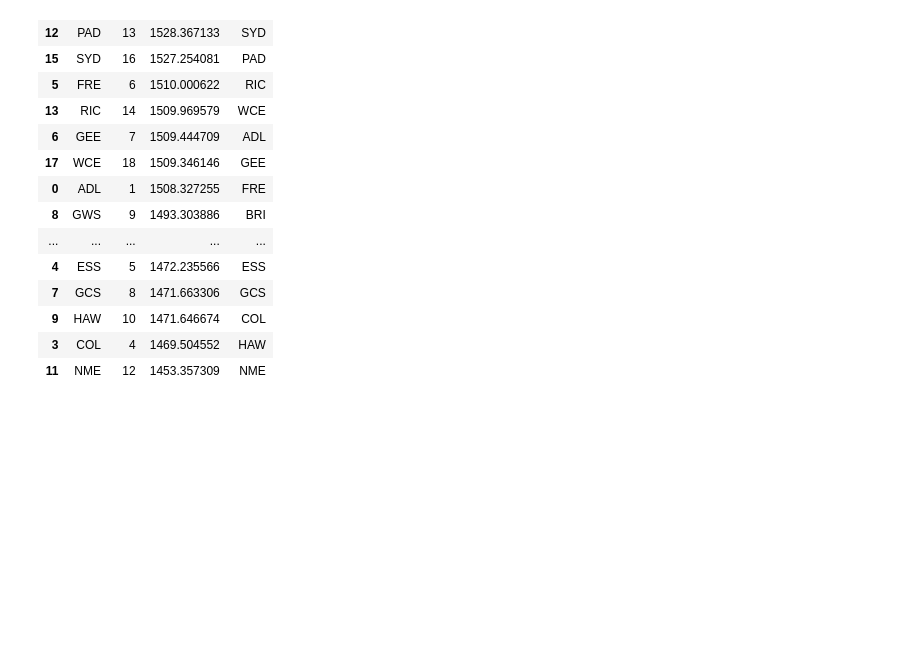
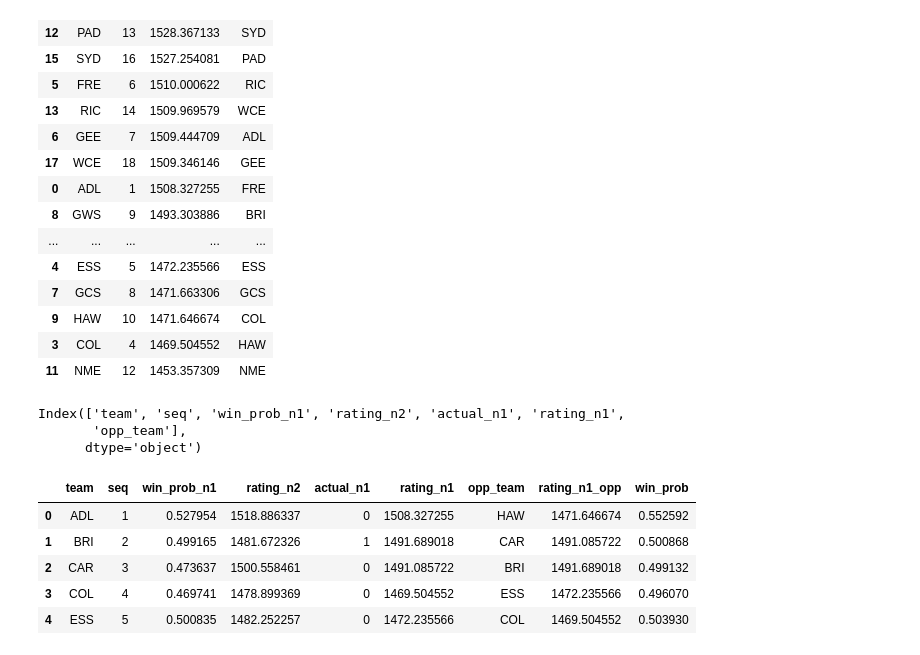
Before and after one commit to stevegabriel1/afl_elo_ratings, a Jupyter notebook: basic_version.ipynb, the cells around one changed output. Drawn from its saved outputs; the diff is of its cells as text; code cells hidden in the pictures; blank space fills up the shorter version.

```diff
--- a/basic_version.ipynb
+++ b/basic_version.ipynb
@@ -879,3 +879,12 @@ ladder
 | 9 | HAW | 10 | 1471.646674 | COL |
 | 3 | COL | 4 | 1469.504552 | HAW |
 | 11 | NME | 12 | 1453.357309 | NME |
+# %%
+contests = rframe
+# Create opposition team rating column for R6:
+contests['opp_team'] = ['HAW','CAR','BRI','ESS','COL','NME','WCE','SYD','WBD','ADL','RIC','FRE','STK','MEL','PAD','GCS','GWS','GEE']
+contests.columns
+# %% [output]
+Index(['team', 'seq', 'win_prob_n1', 'rating_n2', 'actual_n1', 'rating_n1',
+       'opp_team'],
+      dtype='object')
@@ -881,0 +900,11 @@ ladder
+# %%
+## Now the formula for win probability can be applied row by row:
+joined['win_prob'] = 1/(1 + (10**((joined['rating_n1_opp'] - joined['rating_n1'])/400)))
+joined.head()
+# %% [output]
+|  | team | seq | win_prob_n1 | rating_n2 | actual_n1 | rating_n1 | opp_team | rating_n1_opp | win_prob |
+| 0 | ADL | 1 | 0.527954 | 1518.886337 | 0 | 1508.327255 | HAW | 1471.646674 | 0.552592 |
+| 1 | BRI | 2 | 0.499165 | 1481.672326 | 1 | 1491.689018 | CAR | 1491.085722 | 0.500868 |
+| 2 | CAR | 3 | 0.473637 | 1500.558461 | 0 | 1491.085722 | BRI | 1491.689018 | 0.499132 |
+| 3 | COL | 4 | 0.469741 | 1478.899369 | 0 | 1469.504552 | ESS | 1472.235566 | 0.496070 |
+| 4 | ESS | 5 | 0.500835 | 1482.252257 | 0 | 1472.235566 | COL | 1469.504552 | 0.503930 |
```
Also changed, not shown: parts of 7 cells of this notebook.
